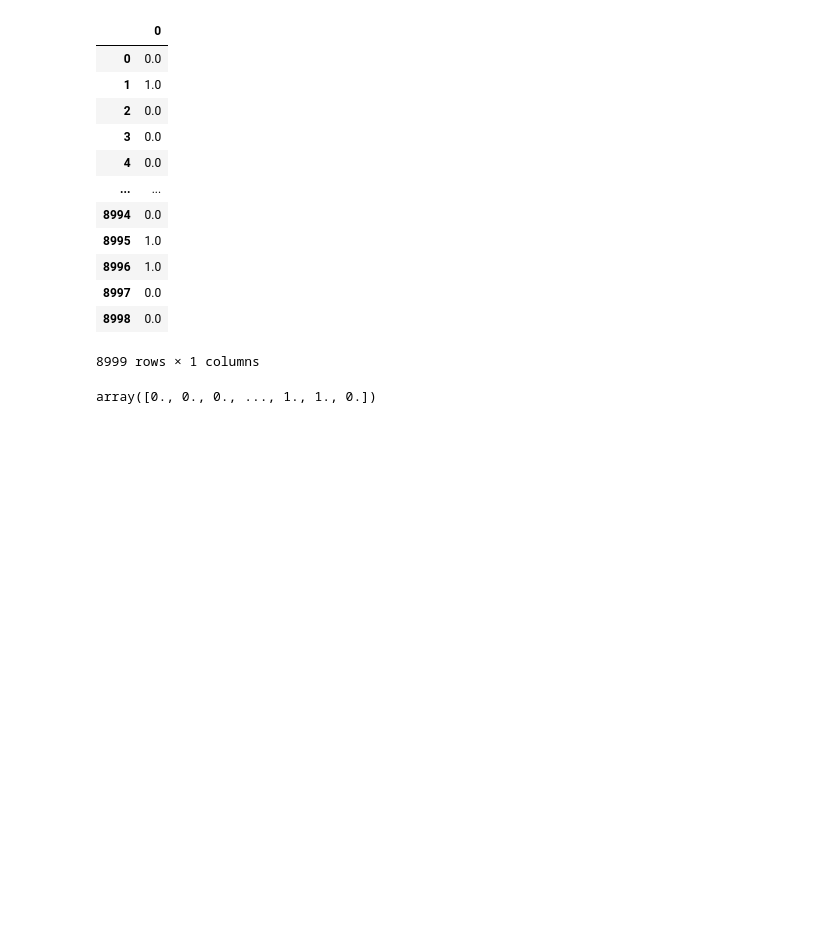
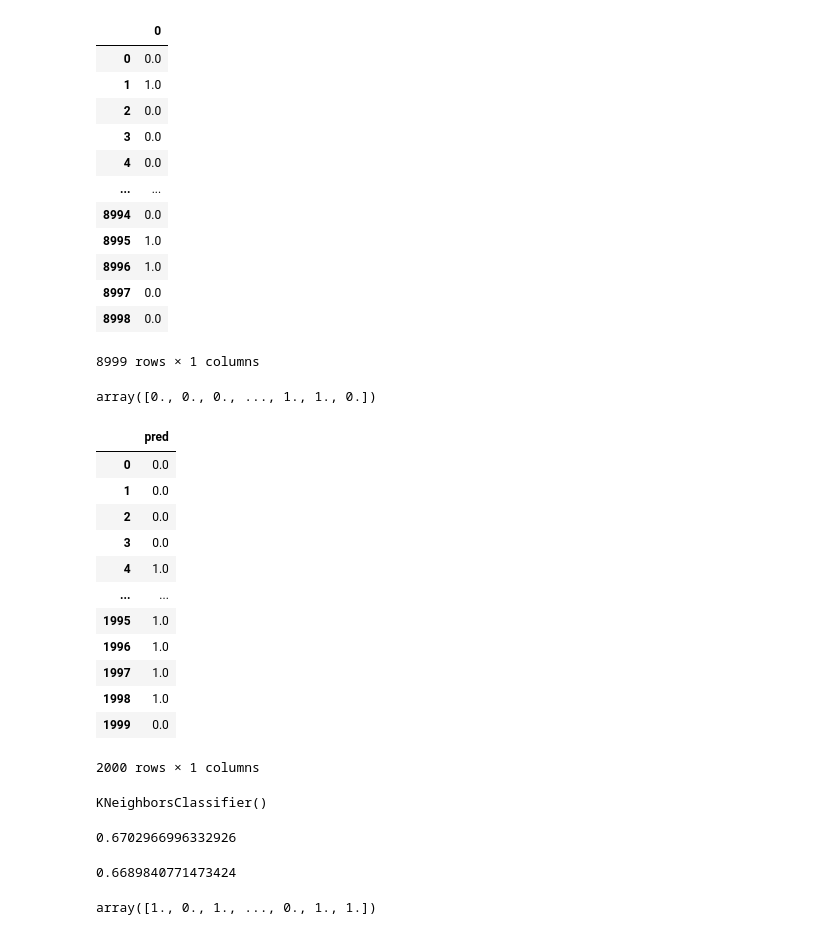
Before and after one commit to mpruizjaimes/Datathon, a Jupyter notebook: Datathon_Pia.ipynb, the cells around one changed output. Drawn from its saved outputs; the diff is of its cells as text; code cells hidden in the pictures; blank space fills up the shorter version.

```diff
--- a/Datathon_Pia.ipynb
+++ b/Datathon_Pia.ipynb
@@ -1100,6 +1091,22 @@ y_pred_test
 # %% [output]
 array([0., 0., 0., ..., 1., 1., 0.])
 # %%
-y_pred_test_out=pd.DataFrame(y_pred_test)
+y_pred_test_out=pd.DataFrame(y_pred_test, columns=['pred'])
+# %%
+y_pred_test_out
+# %% [output]
+|  | pred |
+| 0 | 0.0 |
+| 1 | 0.0 |
+| 2 | 0.0 |
+| 3 | 0.0 |
+| 4 | 1.0 |
+| ... | ... |
+| 1995 | 1.0 |
+| 1996 | 1.0 |
+| 1997 | 1.0 |
+| 1998 | 1.0 |
+| 1999 | 0.0 |
+2000 rows × 1 columns
 # %%
 y_pred_test_out.to_csv('mpruizjaimes.csv', index=False)
@@ -1107,0 +1124,6 @@ from sklearn.model_selection import train_test_split
+# %%
+# Entrenamos
+
+clf.fit(X.values,y.values)
+# %% [output]
+KNeighborsClassifier()
@@ -1107,0 +1134,10 @@ from sklearn.model_selection import train_test_split
+# %%
+# Evaluamos
+
+print(accuracy_score(y,y_pred))
+# %% [output]
+0.6702966996332926
+# %%
+print(recall_score (y,y_pred))
+# %% [output]
+0.6689840771473424
@@ -1107,0 +1147,4 @@ from sklearn.model_selection import train_test_split
+# %%
+y_pred_test
+# %% [output]
+array([1., 0., 1., ..., 0., 1., 1.])
```
Also changed, not shown: parts of 13 cells of this notebook, 1 other file.
